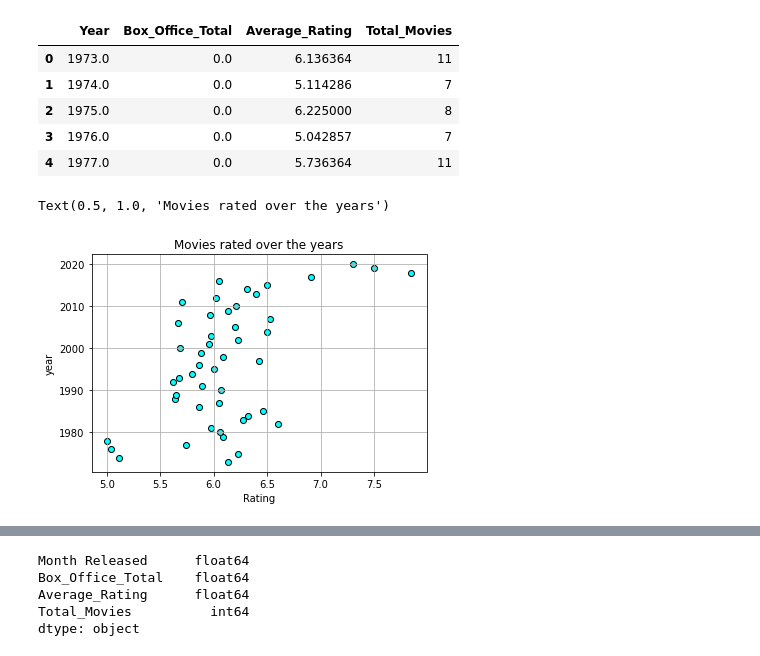
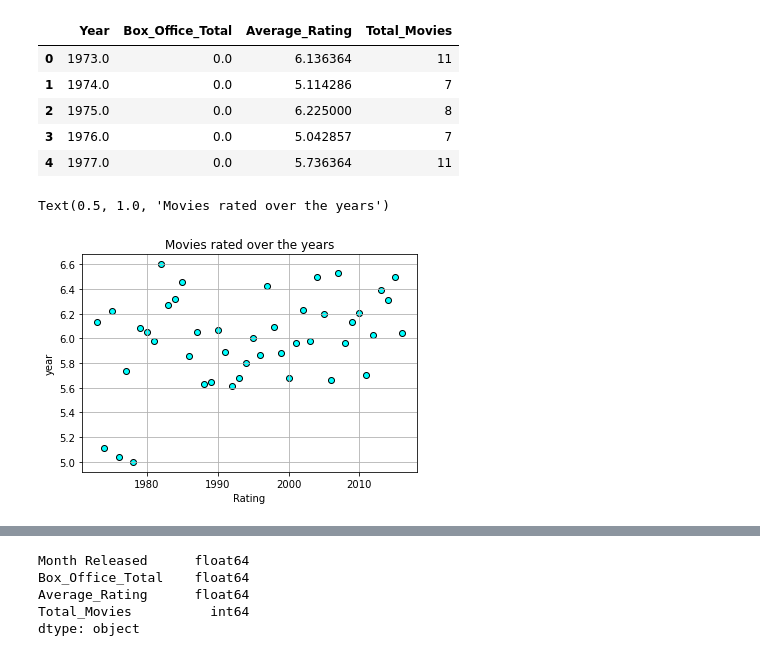
Before and after one commit to Lweston75/Project-One, a Jupyter notebook: movie_graphs.ipynb, the cells around one changed output, grey strips where cells are left out. Cells and saved outputs as stored; diff of their text form; code cells hidden in the pictures.

Commit message:
graphs n shi

```diff
--- a/movie_graphs.ipynb
+++ b/movie_graphs.ipynb
@@ -235,16 +263,16 @@ yearly_sciFi.head()
 | 3 | 1976.0 | 0.0 | 5.042857 | 7 |
 | 4 | 1977.0 | 0.0 | 5.736364 | 11 |
 # %%
-x_values = yearly_sciFi["Average_Rating"]
-y_values = yearly_sciFi["Year"]
+x_values = yearly_sciFi["Year"]
+y_values = yearly_sciFi["Average_Rating"]
 plt.scatter(x_values, y_values, edgecolors="black", facecolor ="cyan")
 plt.xlabel("Rating")
 plt.ylabel("year")
 plt.grid()
 plt.title("Movies rated over the years")
 # %% [output]
 Text(0.5, 1.0, 'Movies rated over the years')
-[figure, old version]
+[figure, new version]
 # %%
 x_axis = yearly_horror["Year"]
 horror_title_rel = yearly_horror["Total_Movies"]
```
Also changed, not shown: parts of 24 cells of this notebook, 1 other file.
